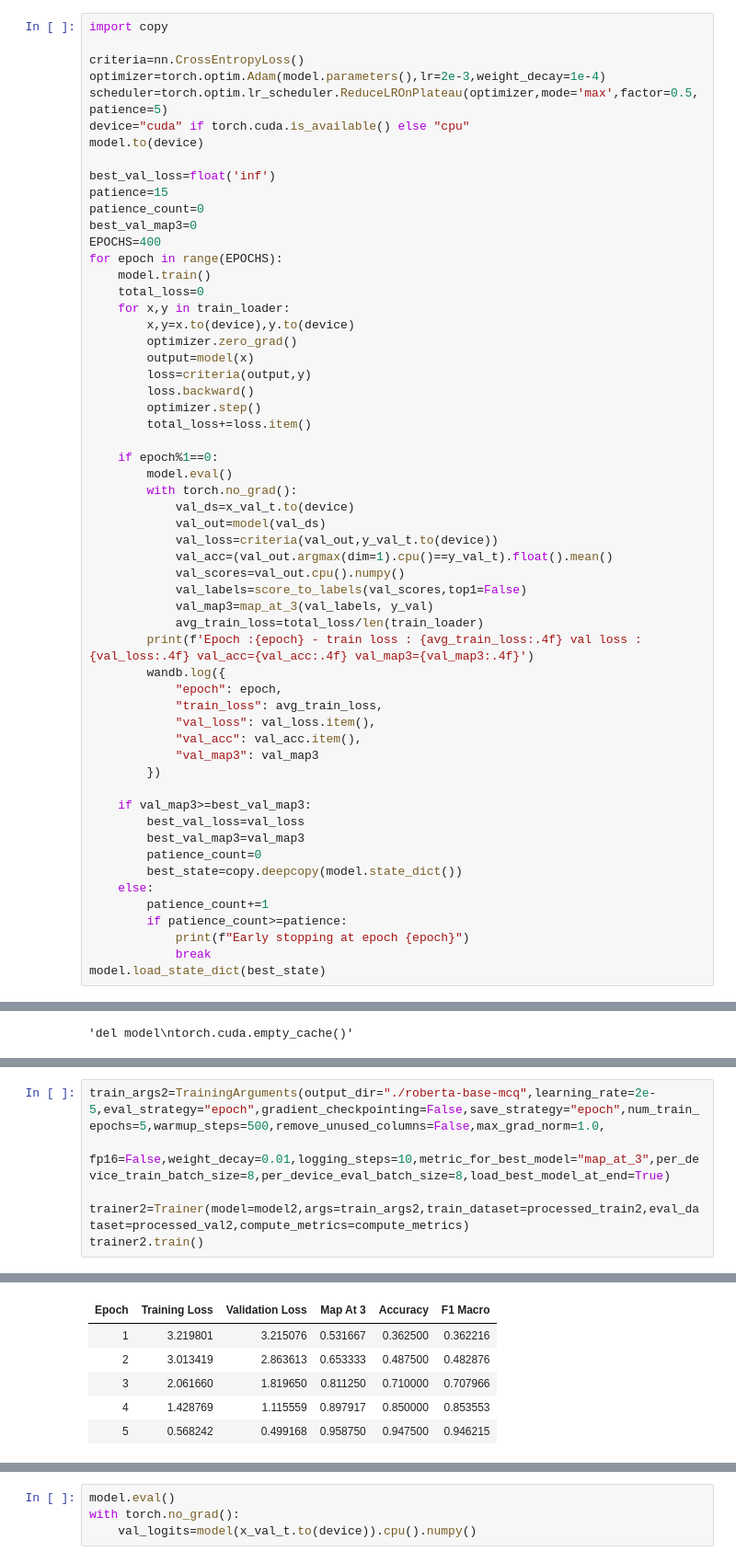
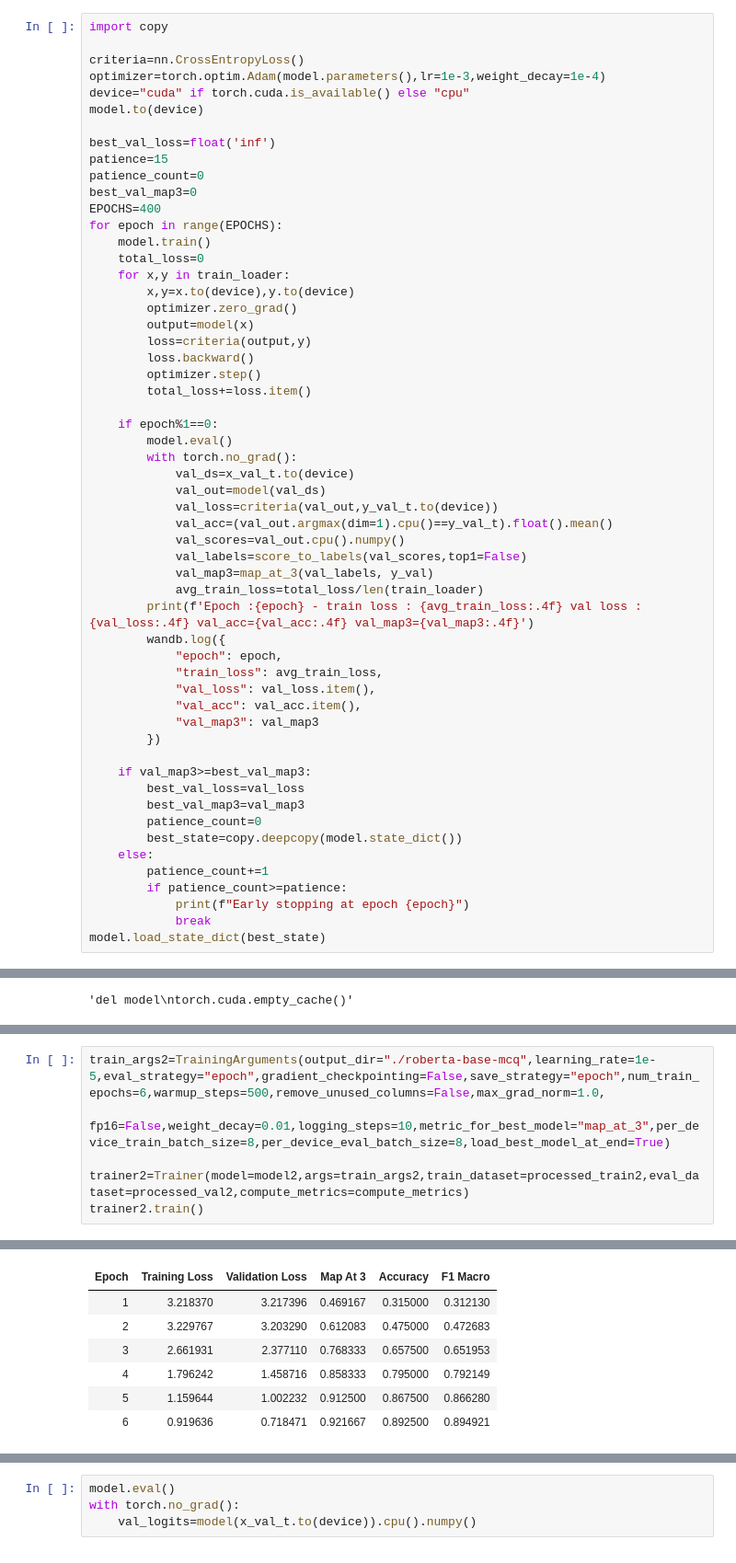
Before and after one commit to chay123-crypto/mcq-solver-transformers, a Jupyter notebook: DL-24f2002314-notebook-t22026.ipynb, the cells around one changed output, grey strips where cells are left out. Shown at 92% size. Cells and saved outputs as stored; diff of their text form.

```diff
--- a/DL-24f2002314-notebook-t22026.ipynb
+++ b/DL-24f2002314-notebook-t22026.ipynb
@@ -389,8 +384,7 @@ wandb: 🚀 View run at https://wandb.ai/24f2002314-indian-institute-of-technolo
 import copy
 
 criteria=nn.CrossEntropyLoss()
-optimizer=torch.optim.Adam(model.parameters(),lr=2e-3,weight_decay=1e-4)
-scheduler=torch.optim.lr_scheduler.ReduceLROnPlateau(optimizer,mode='max',factor=0.5,patience=5)
+optimizer=torch.optim.Adam(model.parameters(),lr=1e-3,weight_decay=1e-4)
 device="cuda" if torch.cuda.is_available() else "cpu"
 model.to(device)
 
@@ -608,5 +602,5 @@ TrainOutput(global_step=600, training_loss=1.2901553044468164, metrics={'train_r
 # %%
-train_args2=TrainingArguments(output_dir="./roberta-base-mcq",learning_rate=2e-5,eval_strategy="epoch",gradient_checkpointing=False,save_strategy="epoch",num_train_epochs=5,warmup_steps=500,remove_unused_columns=False,max_grad_norm=1.0,
+train_args2=TrainingArguments(output_dir="./roberta-base-mcq",learning_rate=1e-5,eval_strategy="epoch",gradient_checkpointing=False,save_strategy="epoch",num_train_epochs=6,warmup_steps=500,remove_unused_columns=False,max_grad_norm=1.0,
                              fp16=False,weight_decay=0.01,logging_steps=10,metric_for_best_model="map_at_3",per_device_train_batch_size=8,per_device_eval_batch_size=8,load_best_model_at_end=True)
 
 trainer2=Trainer(model=model2,args=train_args2,train_dataset=processed_train2,eval_dataset=processed_val2,compute_metrics=compute_metrics)
@@ -616,8 +610,9 @@ trainer2.train()
 | Epoch | Training Loss | Validation Loss | Map At 3 | Accuracy | F1 Macro |
-| 1 | 3.219801 | 3.215076 | 0.531667 | 0.362500 | 0.362216 |
-| 2 | 3.013419 | 2.863613 | 0.653333 | 0.487500 | 0.482876 |
-| 3 | 2.061660 | 1.819650 | 0.811250 | 0.710000 | 0.707966 |
-| 4 | 1.428769 | 1.115559 | 0.897917 | 0.850000 | 0.853553 |
-| 5 | 0.568242 | 0.499168 | 0.958750 | 0.947500 | 0.946215 |
+| 1 | 3.218370 | 3.217396 | 0.469167 | 0.315000 | 0.312130 |
+| 2 | 3.229767 | 3.203290 | 0.612083 | 0.475000 | 0.472683 |
+| 3 | 2.661931 | 2.377110 | 0.768333 | 0.657500 | 0.651953 |
+| 4 | 1.796242 | 1.458716 | 0.858333 | 0.795000 | 0.792149 |
+| 5 | 1.159644 | 1.002232 | 0.912500 | 0.867500 | 0.866280 |
+| 6 | 0.919636 | 0.718471 | 0.921667 | 0.892500 | 0.894921 |
 There were missing keys in the checkpoint model loaded: ['roberta.embeddings.LayerNorm.weight', 'roberta.embeddings.LayerNorm.bias', 'roberta.encoder.layer.0.attention.output.LayerNorm.weight', 'rober ...
 There were unexpected keys in the checkpoint model loaded: ['roberta.embeddings.LayerNorm.beta', 'roberta.embeddings.LayerNorm.gamma', 'roberta.encoder.layer.0.attention.output.LayerNorm.beta', 'rober ...
```
Also changed, not shown: parts of 13 cells of this notebook.
